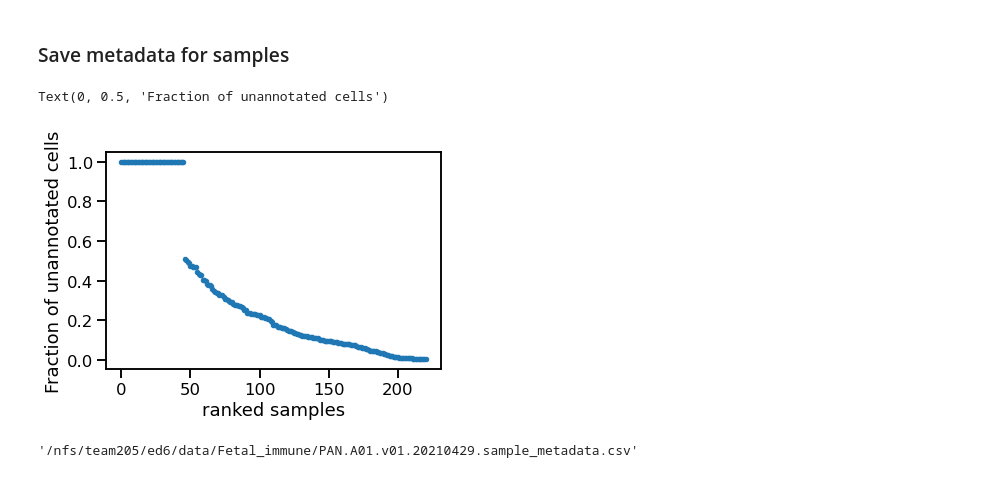
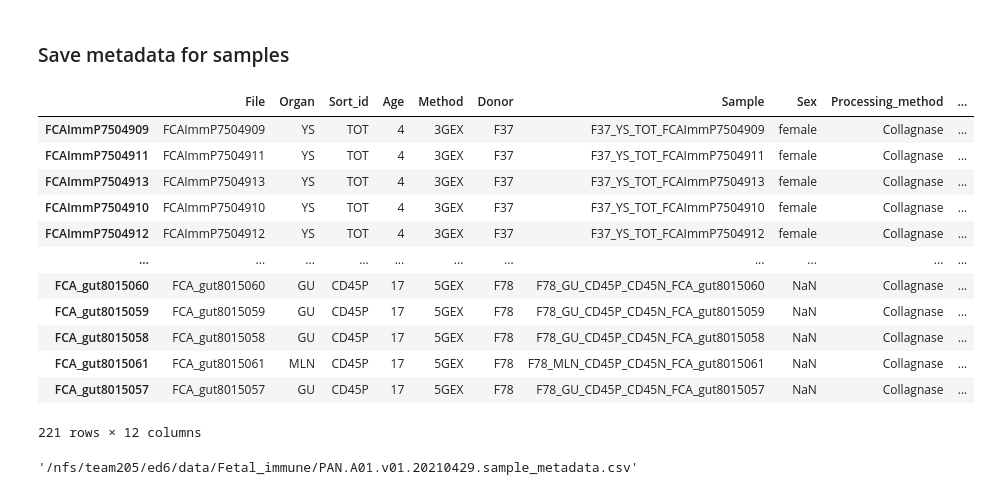
Before and after one commit to Teichlab/Pan_fetal_immune, a Jupyter notebook: src/01_preprocess_scRNA/preprocess_scRNA_plot_metadata.ipynb, the cells around one changed output. Drawn from its saved outputs; the diff is of its cells as text; code cells hidden in the pictures.

```diff
--- a/src/01_preprocess_scRNA/preprocess_scRNA_plot_metadata.ipynb
+++ b/src/01_preprocess_scRNA/preprocess_scRNA_plot_metadata.ipynb
@@ -59,26 +75,42 @@ print(dataset_stats)
 # %% [markdown]
 ### Save metadata for samples
 # %%
-sample_columns = ['file', 'organ', 'Sample.lanes', "Sort_id", "age", "method", "donor", 'Sample', 'sex']
+sample_columns = ['file', 'organ', "Sort_id", "age", "method", "donor", 'Sample', 'sex', 'Processing_method', "AnnatomicalPart"]
 n_cells = new_obs.groupby('file').count()[['Sample']]
 n_unannotated = new_obs.groupby('file').apply(lambda x: x.isna().sum())[['uniform_label']]
 sample_metadata = new_obs[sample_columns].drop_duplicates()
 sample_metadata.index = sample_metadata.file.values
 # %%
 sample_metadata['n_cells'] = n_cells['Sample']
-sample_metadata['n_unannotated'] = n_unannotated['uniform_label']
-sample_metadata['frac_unannotated'] = sample_metadata['n_unannotated']/sample_metadata['n_cells']
+# sample_metadata['n_unannotated'] = n_unannotated['uniform_label']
+# sample_metadata['frac_unannotated'] = sample_metadata['n_unannotated']/sample_metadata['n_cells']
-# %%
-import matplotlib.pyplot as plt
-import seaborn as sns
-sns.set_context("talk")
-plt.plot(sample_metadata.sort_values('frac_unannotated', ascending=False)['frac_unannotated'].values, '.');
-plt.xlabel("ranked samples"); plt.ylabel("Fraction of unannotated cells")
-# %% [output]
-Text(0, 0.5, 'Fraction of unannotated cells')
-[figure, removed]
+# %%
+sample_metadata = sample_metadata.sort_values(['age',"donor"])
+sample_metadata.columns = ['Anatomical_region' if x == "AnnatomicalPart" else x for x in sample_metadata.columns]
+sample_metadata.columns = [x[0].upper() + x[1:] for x in sample_metadata.columns]
+# %%
+sample_metadata['Termination_method'] = 'Medical'
+### Fix sort ids
+sample_metadata["Sort_id"] = ["CD45P" if x == "CD45P_CD45N" else x for x in sample_metadata["Sort_id"]]
+sample_metadata["Sort_id"] = ["CD45N" if x == "CD45EN" else x for x in sample_metadata["Sort_id"]]
 # %%
 sample_metadata.to_csv(data_dir + 'PAN.A01.v01.{t}.sample_metadata.csv'.format(t=timestamp))
+# %%
+sample_metadata
+# %% [output]
+|  | File | Organ | Sort_id | Age | Method | Donor | Sample | Sex | Processing_method | ... |
+| FCAImmP7504909 | FCAImmP7504909 | YS | TOT | 4 | 3GEX | F37 | F37_YS_TOT_FCAImmP7504909 | female | Collagnase | ... |
+| FCAImmP7504911 | FCAImmP7504911 | YS | TOT | 4 | 3GEX | F37 | F37_YS_TOT_FCAImmP7504911 | female | Collagnase | ... |
+| FCAImmP7504913 | FCAImmP7504913 | YS | TOT | 4 | 3GEX | F37 | F37_YS_TOT_FCAImmP7504913 | female | Collagnase | ... |
+| FCAImmP7504910 | FCAImmP7504910 | YS | TOT | 4 | 3GEX | F37 | F37_YS_TOT_FCAImmP7504910 | female | Collagnase | ... |
+| FCAImmP7504912 | FCAImmP7504912 | YS | TOT | 4 | 3GEX | F37 | F37_YS_TOT_FCAImmP7504912 | female | Collagnase | ... |
+| ... | ... | ... | ... | ... | ... | ... | ... | ... | ... | ... |
+| FCA_gut8015060 | FCA_gut8015060 | GU | CD45P | 17 | 5GEX | F78 | F78_GU_CD45P_CD45N_FCA_gut8015060 | NaN | Collagnase | ... |
+| FCA_gut8015059 | FCA_gut8015059 | GU | CD45P | 17 | 5GEX | F78 | F78_GU_CD45P_CD45N_FCA_gut8015059 | NaN | Collagnase | ... |
+| FCA_gut8015058 | FCA_gut8015058 | GU | CD45P | 17 | 5GEX | F78 | F78_GU_CD45P_CD45N_FCA_gut8015058 | NaN | Collagnase | ... |
+| FCA_gut8015061 | FCA_gut8015061 | MLN | CD45P | 17 | 5GEX | F78 | F78_MLN_CD45P_CD45N_FCA_gut8015061 | NaN | Collagnase | ... |
+| FCA_gut8015057 | FCA_gut8015057 | GU | CD45P | 17 | 5GEX | F78 | F78_GU_CD45P_CD45N_FCA_gut8015057 | NaN | Collagnase | ... |
+221 rows × 12 columns
 # %%
 data_dir + 'PAN.A01.v01.{t}.sample_metadata.csv'.format(t=timestamp)
 # %% [output]
```
Also changed, not shown: parts of 16 cells of this notebook, 5 other files.
